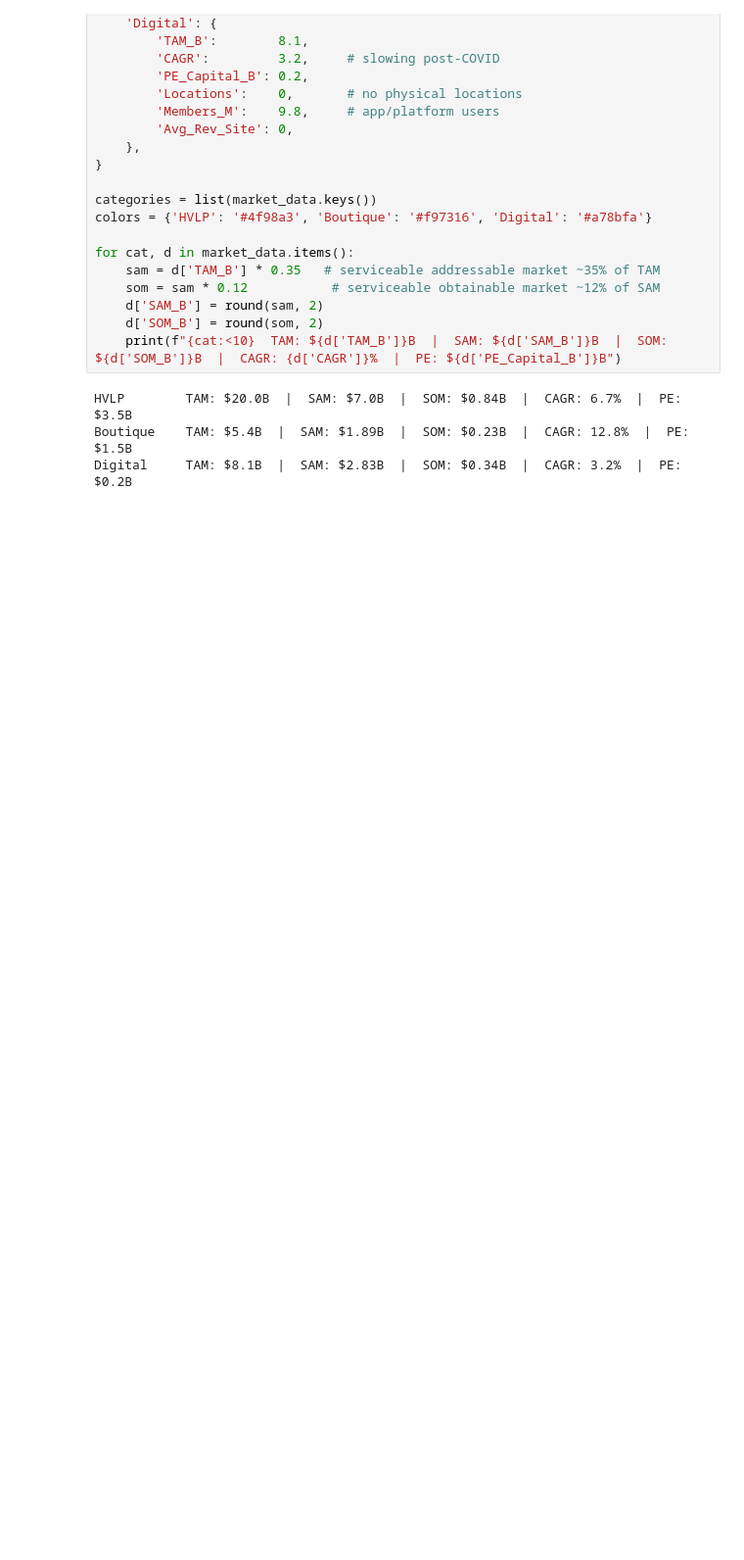
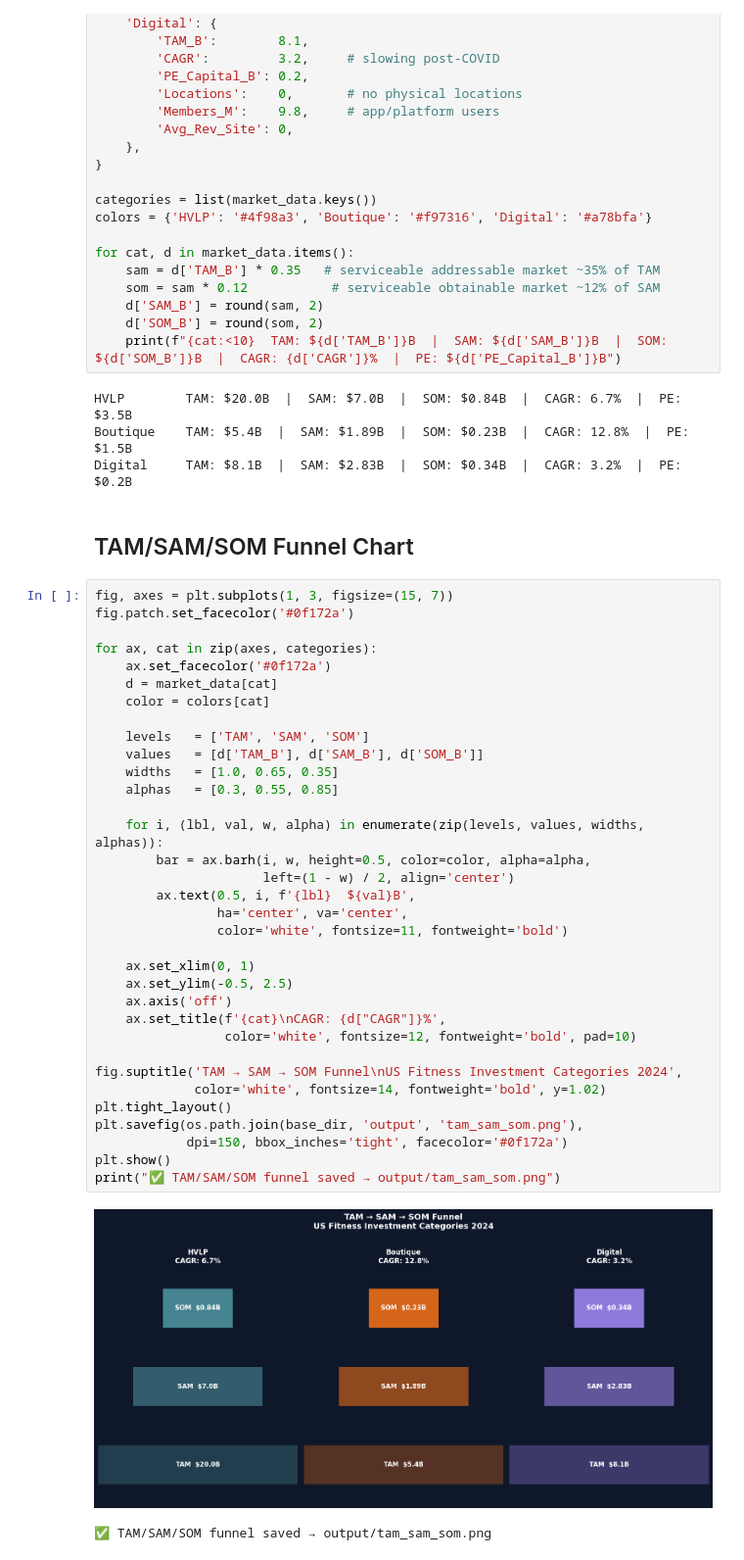
Before and after one commit to UdamShakya/Fitness_investment_analysis, a Jupyter notebook: analysis/market_sizing.ipynb, the cells around one changed output. Shown at 98% size. Drawn from its saved outputs; the diff is of its cells as text; blank space fills up the shorter version.

Commit message:
Funnel Charts

```diff
--- a/analysis/market_sizing.ipynb
+++ b/analysis/market_sizing.ipynb
@@ -60,3 +60,42 @@ for cat, d in market_data.items():
 HVLP        TAM: $20.0B  |  SAM: $7.0B  |  SOM: $0.84B  |  CAGR: 6.7%  |  PE: $3.5B
 Boutique    TAM: $5.4B  |  SAM: $1.89B  |  SOM: $0.23B  |  CAGR: 12.8%  |  PE: $1.5B
 Digital     TAM: $8.1B  |  SAM: $2.83B  |  SOM: $0.34B  |  CAGR: 3.2%  |  PE: $0.2B
+# %% [markdown]
+## TAM/SAM/SOM Funnel Chart
+# %%
+fig, axes = plt.subplots(1, 3, figsize=(15, 7))
+fig.patch.set_facecolor('#0f172a')
+
+for ax, cat in zip(axes, categories):
+    ax.set_facecolor('#0f172a')
+    d = market_data[cat]
+    color = colors[cat]
+
+    levels   = ['TAM', 'SAM', 'SOM']
+    values   = [d['TAM_B'], d['SAM_B'], d['SOM_B']]
+    widths   = [1.0, 0.65, 0.35]
+    alphas   = [0.3, 0.55, 0.85]
+
+    for i, (lbl, val, w, alpha) in enumerate(zip(levels, values, widths, alphas)):
+        bar = ax.barh(i, w, height=0.5, color=color, alpha=alpha,
+                      left=(1 - w) / 2, align='center')
+        ax.text(0.5, i, f'{lbl}  ${val}B',
+                ha='center', va='center',
+                color='white', fontsize=11, fontweight='bold')
+
+    ax.set_xlim(0, 1)
+    ax.set_ylim(-0.5, 2.5)
+    ax.axis('off')
+    ax.set_title(f'{cat}\nCAGR: {d["CAGR"]}%',
+                 color='white', fontsize=12, fontweight='bold', pad=10)
+
+fig.suptitle('TAM → SAM → SOM Funnel\nUS Fitness Investment Categories 2024',
+             color='white', fontsize=14, fontweight='bold', y=1.02)
+plt.tight_layout()
+plt.savefig(os.path.join(base_dir, 'output', 'tam_sam_som.png'),
+            dpi=150, bbox_inches='tight', facecolor='#0f172a')
+plt.show()
+print("✅ TAM/SAM/SOM funnel saved → output/tam_sam_som.png")
+# %% [output]
+[figure, added]
+✅ TAM/SAM/SOM funnel saved → output/tam_sam_som.png
```
Also changed, not shown: 1 other file.
